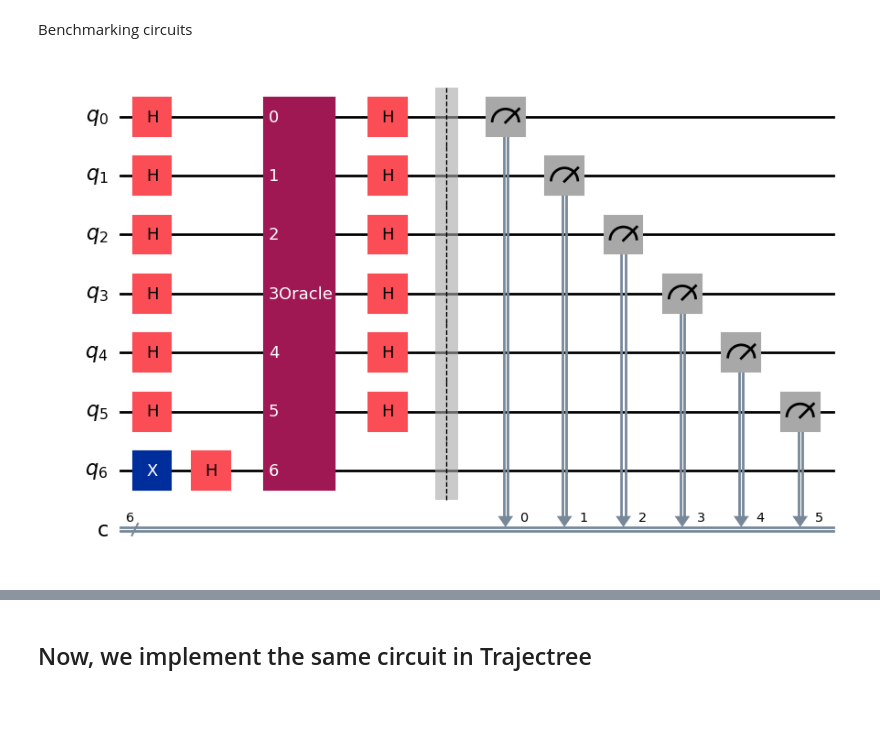
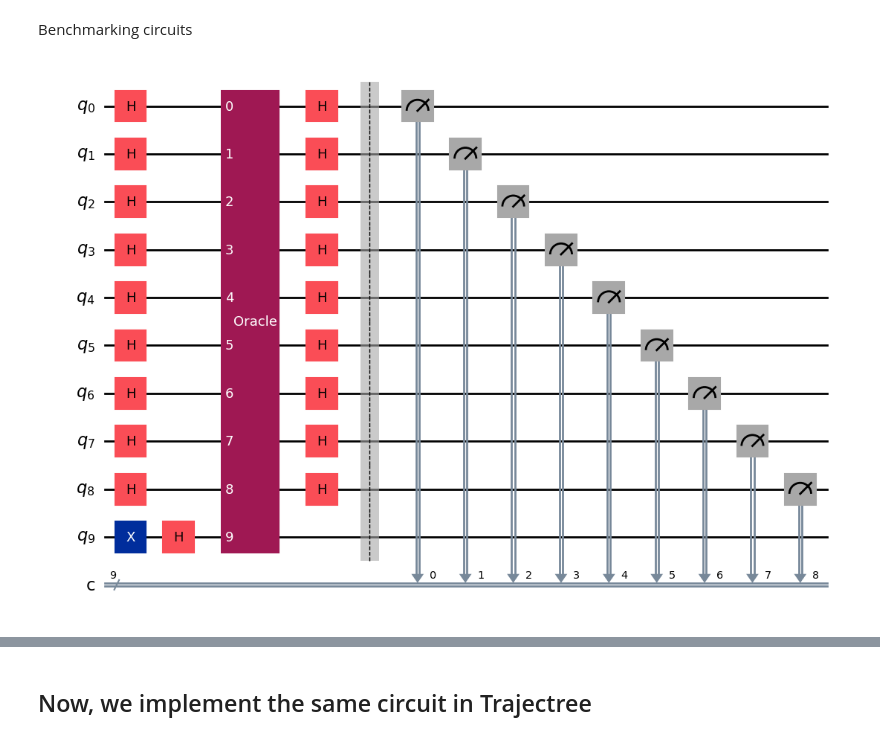
Before and after one commit to anshsingal/Trajectree, a Jupyter notebook: examples/benchmark.ipynb, the cells around one changed output, grey strips where cells are left out. Drawn from its saved outputs; the diff is of its cells as text; code cells hidden in the pictures; blank space fills up the shorter version.

```diff
--- a/examples/benchmark.ipynb
+++ b/examples/benchmark.ipynb
@@ -24,10 +31,10 @@ from mqt.bench import BenchmarkLevel, get_benchmark
 # %% [markdown]
 Benchmarking circuits
 # %%
-num_qubits = 7
+num_qubits = 10
 qc = get_benchmark("dj", BenchmarkLevel.ALG, num_qubits)
 qc.draw(output="mpl")
 # %% [output]
-[figure, old version]
+[figure, new version]
 # %%
 # print(dumps(qc))
```
Also changed, not shown: parts of 11 cells of this notebook, 5 other files.
